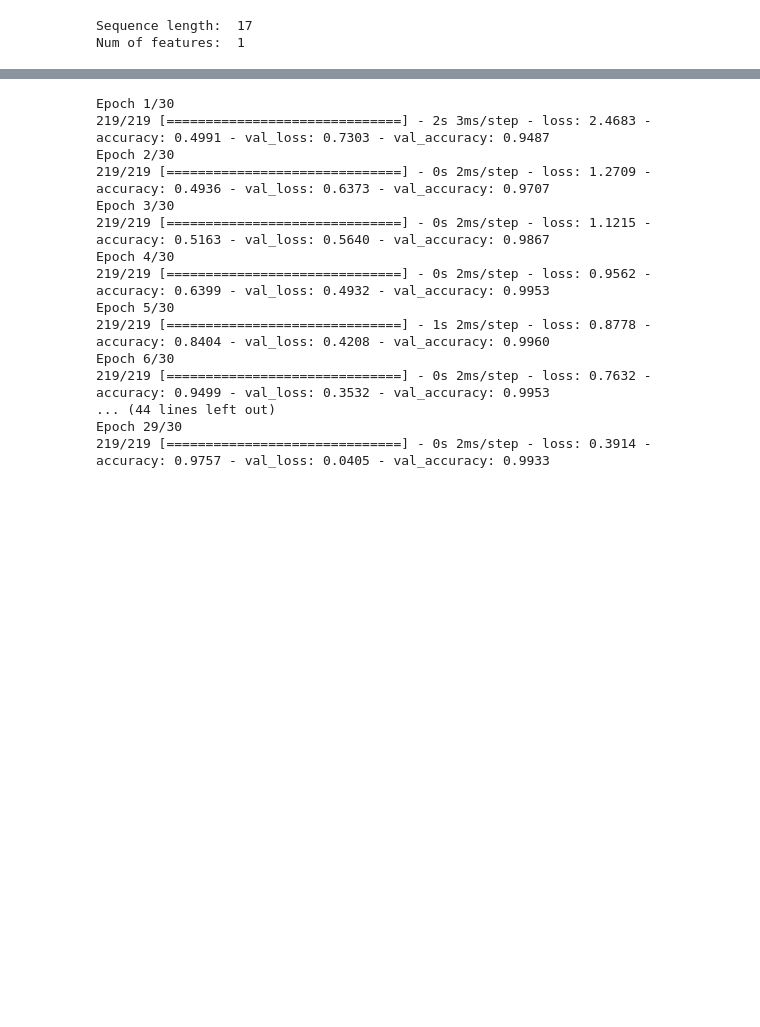
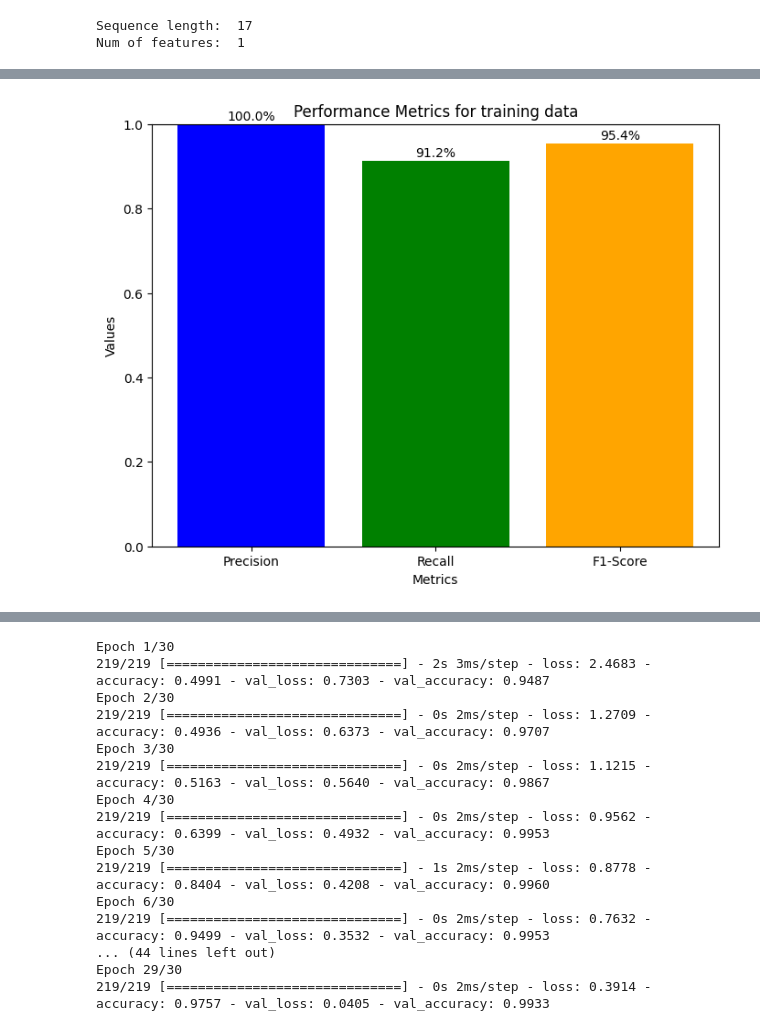
Before and after one commit to JenilGajjar20/SensorNetGuard, a Jupyter notebook: combined.ipynb, the cells around one changed output, grey strips where cells are left out. Cells and saved outputs as stored; diff of their text form; code cells hidden in the pictures; blank space fills up the shorter version.

```diff
--- a/combined.ipynb
+++ b/combined.ipynb
@@ -242,5 +266,24 @@ F1 score:  0.99
 # %%
 metrics = ['Precision', 'Recall', 'F1-Score']
+# %%
+lstm_train_values = [lstm_train_precision,
+                     lstm_train_recall, train_f1_score_value_lstm]
+
+plt.figure(figsize=(8, 6))
+lstm_train_matrix_bars = plt.bar(metrics, lstm_train_values, color=[
+    'blue', 'green', 'orange'])
+for bar in lstm_train_matrix_bars:
+    y_val = bar.get_height()
+    plt.text(bar.get_x() + bar.get_width() / 2, y_val +
+             0.01, f'{y_val*100:.1f}%', ha='center')
+
+plt.xlabel('Metrics')
+plt.ylabel('Values')
+plt.title('Performance Metrics for training data')
+plt.ylim([0, 1])
+plt.show()
+# %% [output]
+[figure, added]
 # %%
 lstm_values = [lstm_precision, lstm_recall, f1_score_value_lstm]
 
```
Also changed, not shown: parts of 11 cells of this notebook.
